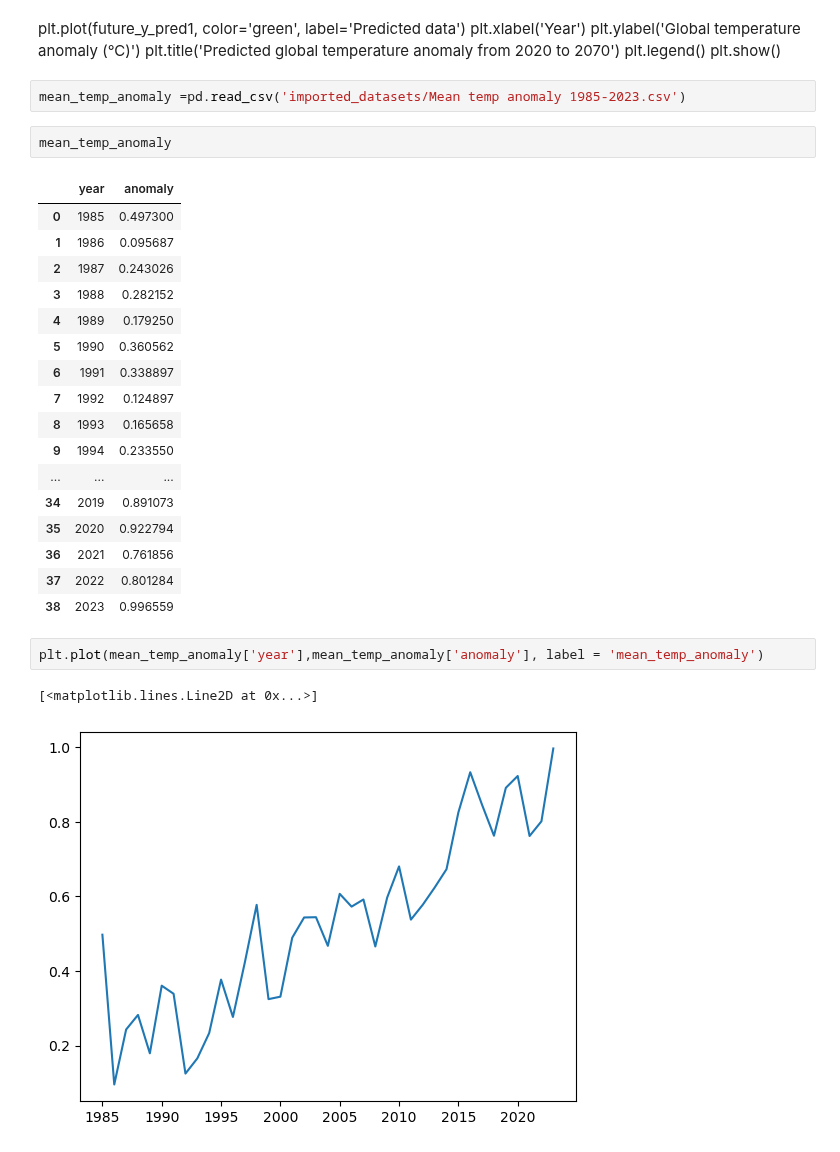
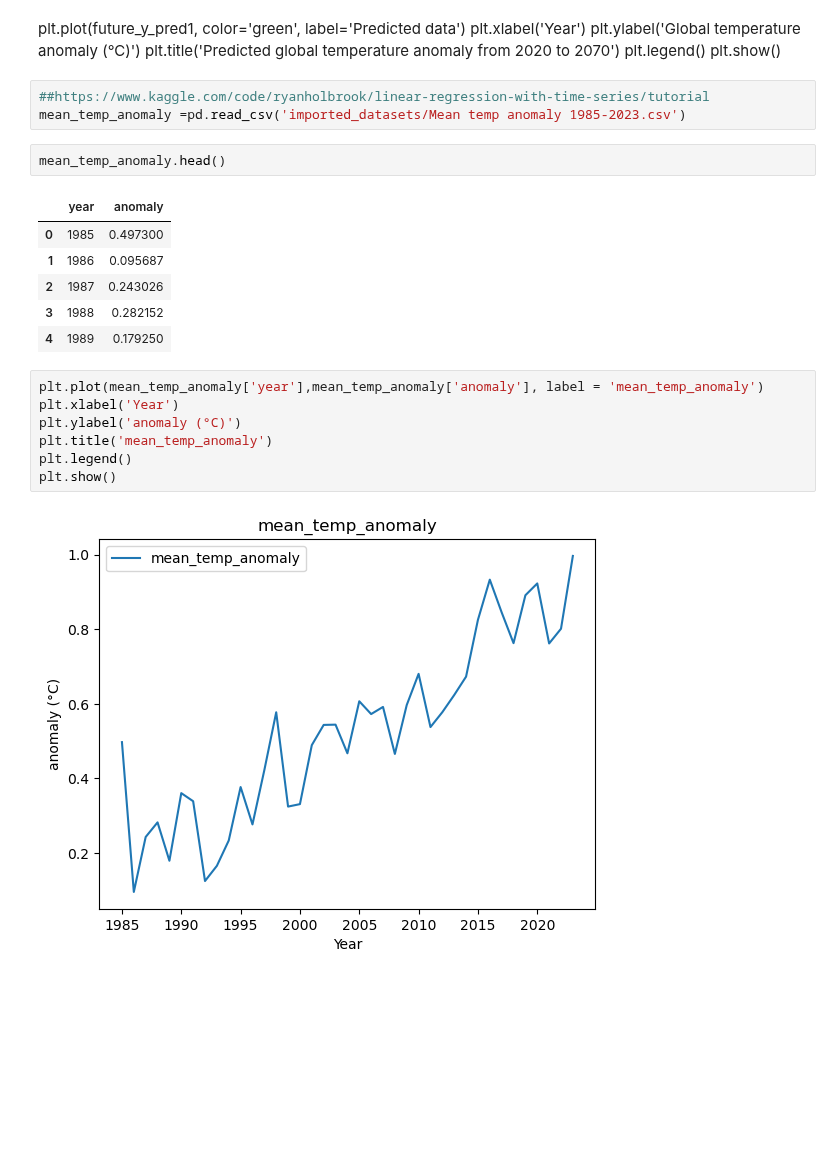
Before and after one commit to dectan/Programming-for-Data-Analysis-Project-2, a Jupyter notebook: Project 2.ipynb, the cells around one changed output. Cells and saved outputs as stored; diff of their text form; blank space fills up the shorter version.

```diff
--- a/Project 2.ipynb
+++ b/Project 2.ipynb
@@ -1113,9 +969,10 @@ plt.title('Predicted global temperature anomaly from 2020 to 2070')
 plt.legend()
 plt.show()
 # %%
+##https://www.kaggle.com/code/ryanholbrook/linear-regression-with-time-series/tutorial
 mean_temp_anomaly =pd.read_csv('imported_datasets/Mean temp anomaly 1985-2023.csv')
 # %%
-mean_temp_anomaly
+mean_temp_anomaly.head()
 # %% [output]
 |  | year | anomaly |
 | 0 | 1985 | 0.497300 |
@@ -1123,22 +980,15 @@ mean_temp_anomaly
 | 2 | 1987 | 0.243026 |
 | 3 | 1988 | 0.282152 |
 | 4 | 1989 | 0.179250 |
-| 5 | 1990 | 0.360562 |
-| 6 | 1991 | 0.338897 |
-| 7 | 1992 | 0.124897 |
-| 8 | 1993 | 0.165658 |
-| 9 | 1994 | 0.233550 |
-| ... | ... | ... |
-| 34 | 2019 | 0.891073 |
-| 35 | 2020 | 0.922794 |
-| 36 | 2021 | 0.761856 |
-| 37 | 2022 | 0.801284 |
-| 38 | 2023 | 0.996559 |
 # %%
 plt.plot(mean_temp_anomaly['year'],mean_temp_anomaly['anomaly'], label = 'mean_temp_anomaly')
+plt.xlabel('Year')
+plt.ylabel('anomaly (°C)')
+plt.title('mean_temp_anomaly')
+plt.legend()
+plt.show()
 # %% [output]
-[<matplotlib.lines.Line2D at 0x...>]
-[figure, old version]
+[figure, new version]
 # %%
 mean_temp_anomaly = mean_temp_anomaly.copy()
 mean_temp_anomaly['time'] = np.arange(len(mean_temp_anomaly.index))
```
Also changed, not shown: parts of 60 cells of this notebook, 3 other files.
